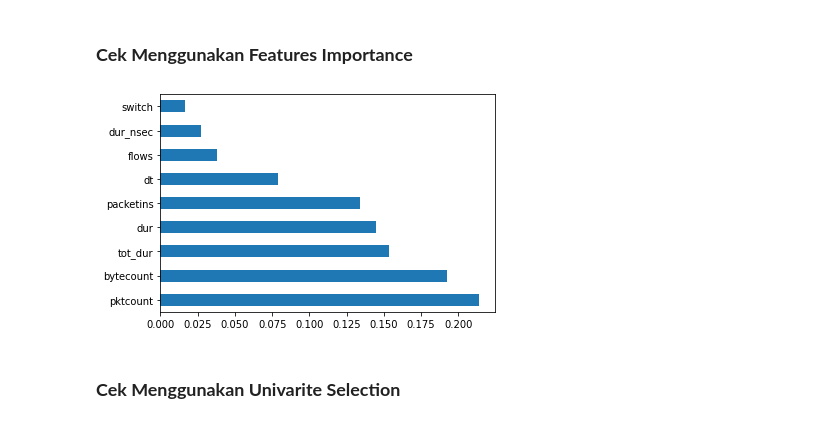
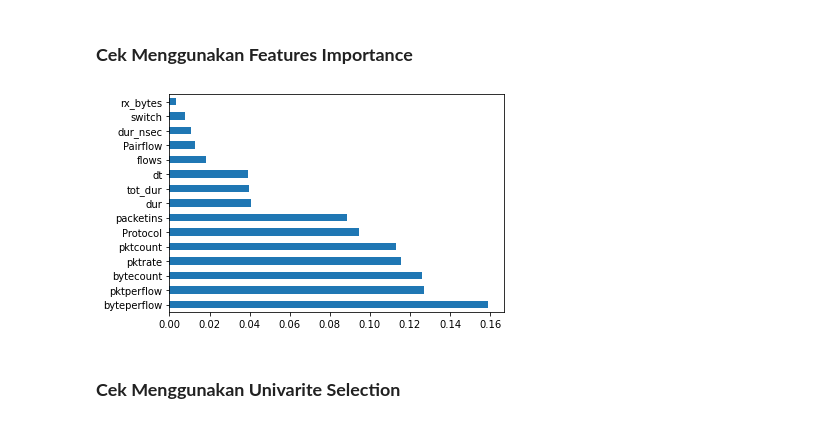
Before and after one commit to RaihanHeggi/entropy_based_ddos_attack, a Jupyter notebook: preprocessing_features_selection.ipynb, the cells around one changed output. Cells and saved outputs as stored; diff of their text form; code cells hidden in the pictures.

```diff
--- a/preprocessing_features_selection.ipynb
+++ b/preprocessing_features_selection.ipynb
@@ -368,14 +368,14 @@ bytecount, pktcounte, switch, dur_nsec, packetins, pktperflow, byteperflow, pktr
 # %%
 from sklearn.ensemble import ExtraTreesClassifier
 model= ExtraTreesClassifier()
-X = df[df.columns[:9]]
+X = df[df.columns[:17]]
 Y = df['label']
 model.fit(X,Y)
 importance = pd.Series(model.feature_importances_,index=X.columns).sort_values(ascending=False)
 importance.nlargest(15).plot(kind='barh')
 plt.show()
 # %% [output]
-[figure, old version]
+[figure, new version]
 # %% [markdown]
 ### **Cek Menggunakan Univarite Selection**
 # %%
```
Also changed, not shown: parts of 7 cells of this notebook.
